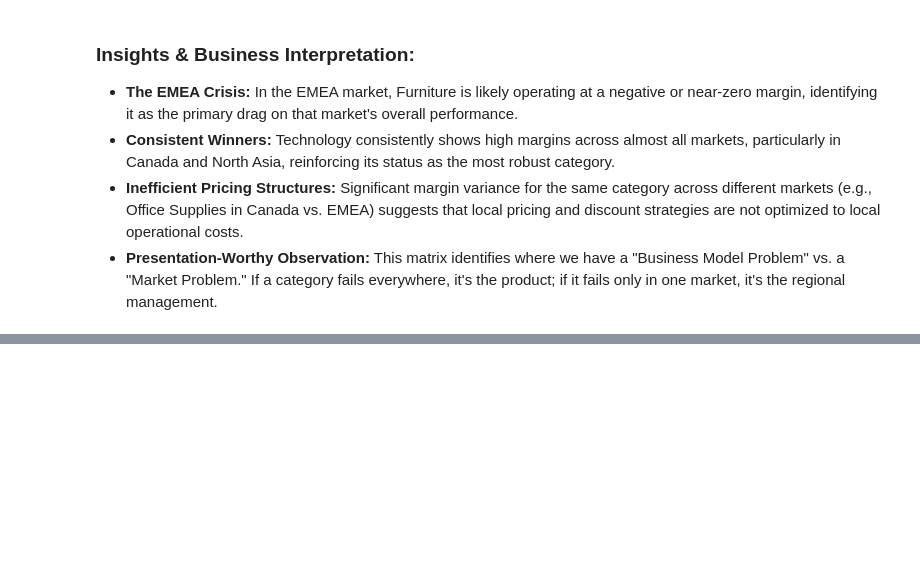
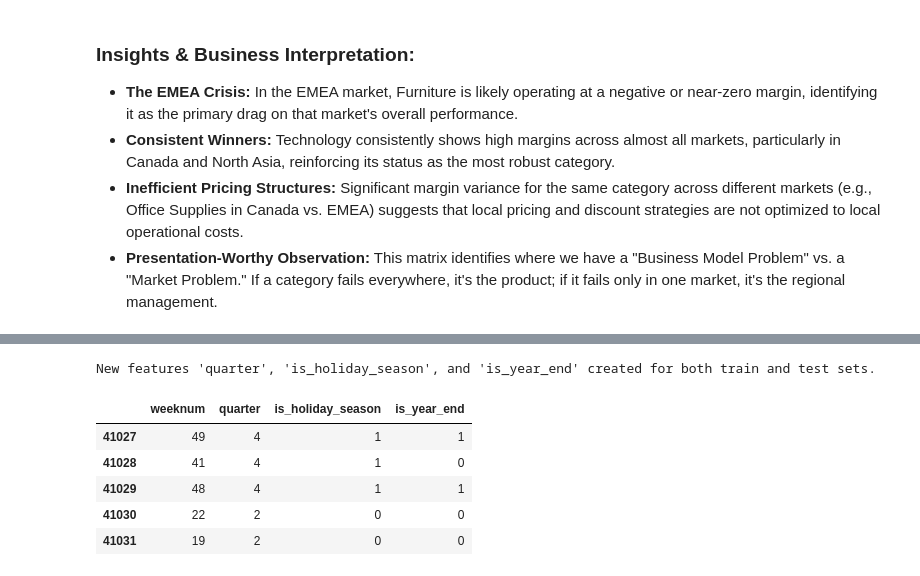
Before and after one commit to ShlokBagwe/Global-Super-Store, a Jupyter notebook: GLobal_SuperStore_Sales_v2.ipynb, the cells around one changed output, grey strips where cells are left out. Drawn from its saved outputs; the diff is of its cells as text; code cells hidden in the pictures; blank space fills up the shorter version.

```diff
--- a/GLobal_SuperStore_Sales_v2.ipynb
+++ b/GLobal_SuperStore_Sales_v2.ipynb
@@ -1032,0 +1398,27 @@ Average Discount for Top 20 Losses: 65.25%
+# %%
+print('\n--- Encoding "Country" (using country_profit_tier) ---')
+
+# Check if 'Country' exists before attempting to process it
+if 'Country' in df_train.columns:
+    # Calculate mean profit per country ONLY on the training data
+    country_profit_mapping = df_train.groupby('Country')['Profit'].mean().to_dict()
+
+    # Apply this mapping to both training and test sets
+    df_train['Country_Profit_Tier'] = df_train['Country'].map(country_profit_mapping)
+    if 'Country' in df_test.columns:
+        df_test['Country_Profit_Tier'] = df_test['Country'].map(country_profit_mapping)
+        # Fill NaNs with the overall mean profit from training data for unseen countries
+        df_test['Country_Profit_Tier'].fillna(df_train['Profit'].mean(), inplace=True)
+
+    # Drop the original Country column
+    df_train.drop(columns=['Country'], inplace=True)
+    if 'Country' in df_test.columns:
+        df_test.drop(columns=['Country'], inplace=True)
+
+    print('"Country" encoded as "Country_Profit_Tier" successfully.')
+elif 'Country_Profit_Tier' in df_train.columns:
+    print("The 'Country' column has already been encoded into 'Country_Profit_Tier'.")
+else:
+    print("Warning: Neither 'Country' nor 'Country_Profit_Tier' found in the training set.")
+
+print(f"Current columns: {df_train.columns.tolist()[:10]}... (truncated)")
@@ -1032,0 +1477,24 @@ Average Discount for Top 20 Losses: 65.25%
+# %%
+# 3.3, 3.4 & 3.5 - Creating Engineered Time Features
+
+for d in [df_train, df_test]:
+    # 3.3 Create quarter from weeknum
+    d['quarter'] = pd.cut(d['weeknum'], bins=[0, 13, 26, 39, 53], labels=[1, 2, 3, 4]).astype(int)
+
+    # 3.4 Create is_holiday_season flag (Q4 = weeks 40-53)
+    d['is_holiday_season'] = (d['weeknum'] >= 40).astype(int)
+
+    # 3.5 Create is_year_end flag (weeks 48-53)
+    # Business Logic: Captures 'budget flush' behavior where Corporate/Gov clients spend remaining budget before year-end.
+    d['is_year_end'] = (d['weeknum'] >= 48).astype(int)
+
+print("New features 'quarter', 'is_holiday_season', and 'is_year_end' created for both train and test sets.")
+display(df_train[['weeknum', 'quarter', 'is_holiday_season', 'is_year_end']].tail())
+# %% [output]
+New features 'quarter', 'is_holiday_season', and 'is_year_end' created for both train and test sets.
+|  | weeknum | quarter | is_holiday_season | is_year_end |
+| 41027 | 49 | 4 | 1 | 1 |
+| 41028 | 41 | 4 | 1 | 0 |
+| 41029 | 48 | 4 | 1 | 1 |
+| 41030 | 22 | 2 | 0 | 0 |
+| 41031 | 19 | 2 | 0 | 0 |
```
Also changed, not shown: parts of 29 cells of this notebook.
